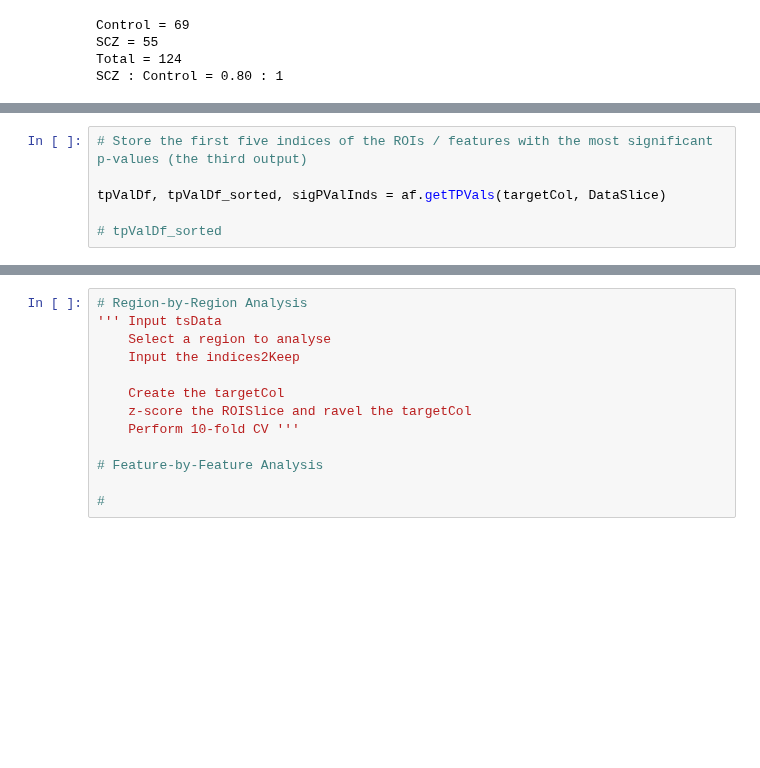
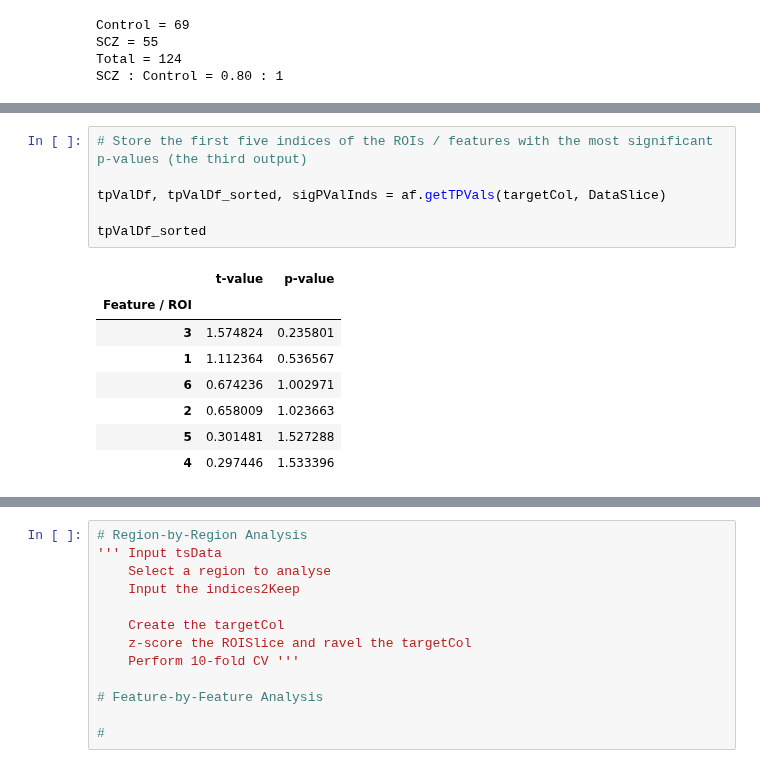
Before and after one commit to DynamicsAndNeuralSystems/fMRI_FeaturesDisorders, a Jupyter notebook: refinedCode.ipynb, the cells around one changed output, grey strips where cells are left out. Drawn from its saved outputs; the diff is of its cells as text; blank space fills up the shorter version.

```diff
--- a/refinedCode.ipynb
+++ b/refinedCode.ipynb
@@ -156,9 +158,18 @@ Accuracy as a percentage: 56.7 (+/- 15.4)
 # %%
 # Store the first five indices of the ROIs / features with the most significant p-values (the third output)
 
 tpValDf, tpValDf_sorted, sigPValInds = af.getTPVals(targetCol, DataSlice)
 
-# tpValDf_sorted
+tpValDf_sorted
+# %% [output]
+|  | t-value | p-value |
+| Feature / ROI |  |  |
+| 3 | 1.574824 | 0.235801 |
+| 1 | 1.112364 | 0.536567 |
+| 6 | 0.674236 | 1.002971 |
+| 2 | 0.658009 | 1.023663 |
+| 5 | 0.301481 | 1.527288 |
+| 4 | 0.297446 | 1.533396 |
 # %%
 # Show me the PCA figure
 
```
Also changed, not shown: parts of 11 cells of this notebook, 3 other files.
